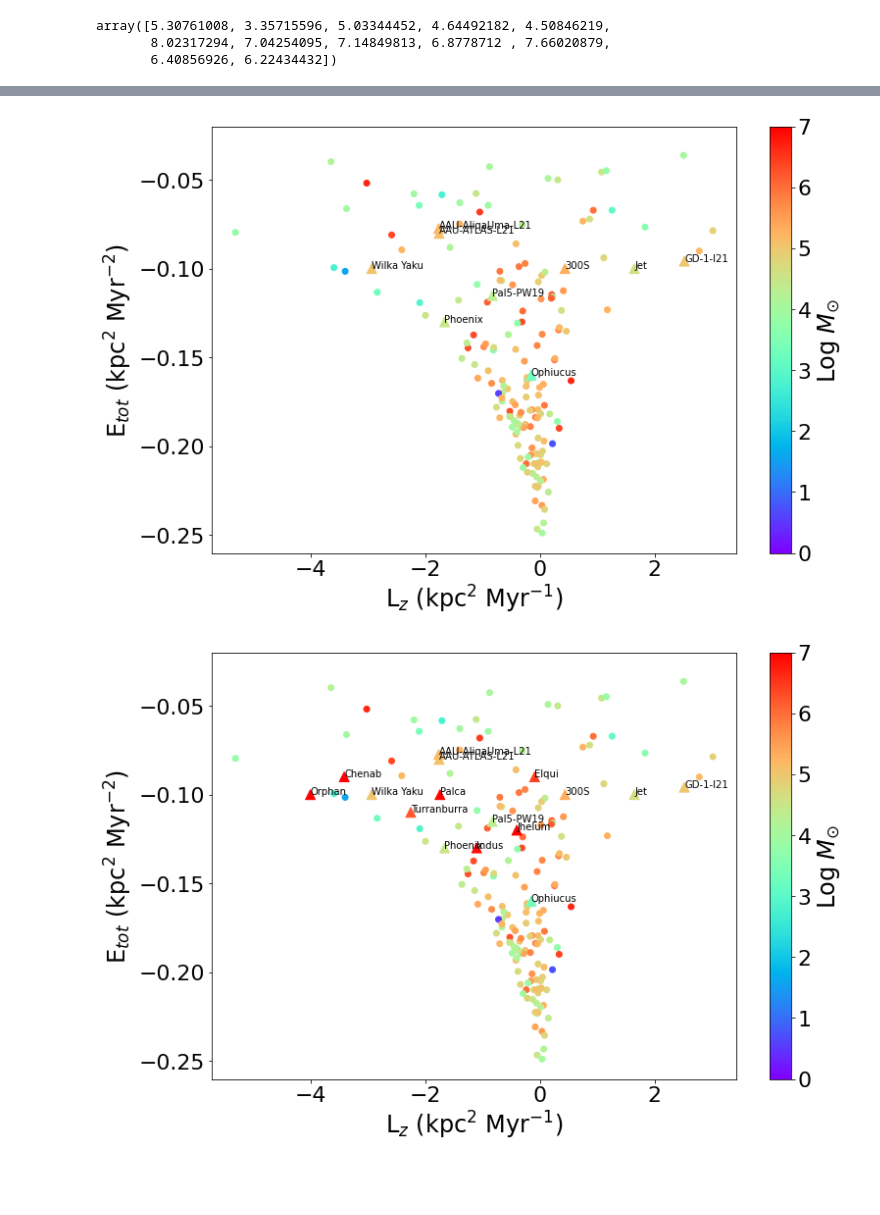
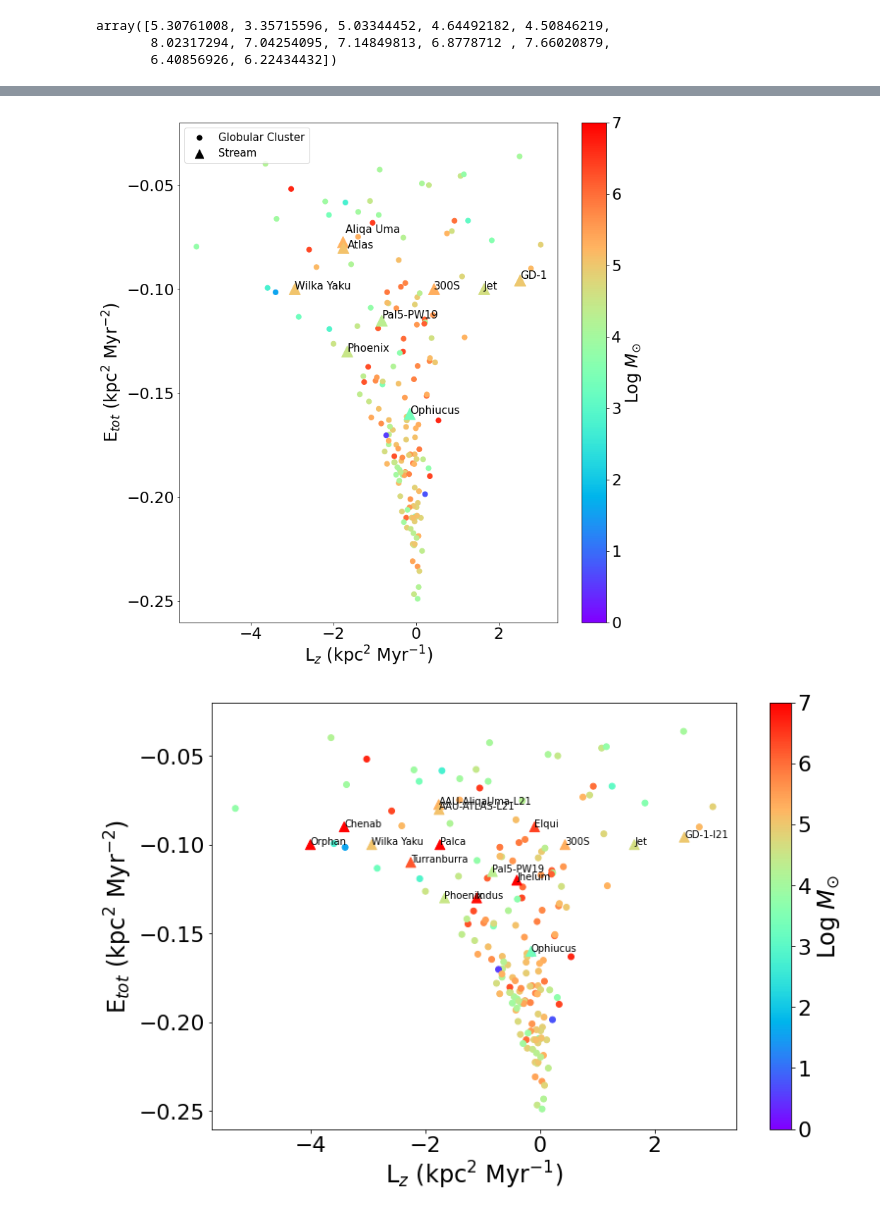
Before and after one commit to cholm-hansen/gc_streams, a Jupyter notebook: MilkyWayPotential2023.ipynb, the cells around one changed output, grey strips where cells are left out. Saved outputs shown, nothing was run; the diff lists cells and outputs as text; code cells hidden in the pictures; blank space fills up the shorter version.

```diff
--- a/MilkyWayPotential2023.ipynb
+++ b/MilkyWayPotential2023.ipynb
@@ -124,0 +356,5 @@ df = pd.read_fwf("input.txt")
+# %%
+z_vals = pal5.orbit.z.value
+for i in range(len(z_vals) - 1):
+    if np.sign(z_vals[i]) + np.sign(z_vals[i+1]) == 0:
+        print(i)
@@ -124,0 +367,12 @@ df = pd.read_fwf("input.txt")
+# %%
+crossings = []
+
+for name in df["# Name"]:
+    glob = GC(name)
+    try:
+        glob.integrate_orbit(time=1*u.Gyr)
+        crossings.append(glob.num_crossings(limit=8500*u.kpc))
+    except RuntimeError:
+        pass
+
+#crossings = [num for num in crossings if num > 0]
@@ -687,31 +981,43 @@ array([5.30761008, 3.35715596, 5.03344452, 4.64492182, 4.50846219,
 # %%
 stream_mlogs = np.log10(stream_mass)
 cmap = plt.cm.rainbow
 norm = mpl.colors.Normalize(vmin=0,vmax=7)
 
-fig = plt.figure(figsize=(12,8))
+fig = plt.figure(figsize=(12,13))
 ax1 = plt.subplot()
 ax2 = plt.subplot()
 ax3 = plt.subplot()
+ax4 = plt.subplot()
+ax5 = plt.subplot()
 
-img = ax1.scatter(lz,energies,c=mass_logs,norm=norm,cmap=cmap)
-ax2.scatter(stream_momenta[0:4],stream_energy[0:4],c=stream_mlogs[0:4],cmap=cmap,norm=norm,marker='^',s=100,label=tracks)
-ax3.scatter(ting_l[0:5],ting_e[0:5],c=ting_logmass[0:5],cmap=cmap,norm=norm,marker='^',s=100,label=ting_st)
+img = ax1.scatter(lz,energies,c=mass_logs,s=50,norm=norm,cmap=cmap)
+ax2.scatter(stream_momenta[0:4],stream_energy[0:4],c=stream_mlogs[0:4],cmap=cmap,norm=norm,marker='^',s=250)#,label=tracks)
+ax3.scatter(ting_l[0:5],ting_e[0:5],c=ting_logmass[0:5],cmap=cmap,norm=norm,marker='^',s=250)#,label=ting_st)
+ax4.scatter([],[],c="black",s=50,label="Globular Cluster")
+ax5.scatter([],[],marker="^",c="black",s=150,label="Stream")
 plt.ylim(-0.26,-0.02)
 fig.colorbar(img,ax=ax1,label="Log $M_{\odot}$")
 plt.xlabel("L$_z$ (kpc$^2$ Myr$^{-1}$)")
 plt.ylabel("E$_{tot}$ (kpc$^2$ Myr$^{-2}$)")
 
+tracks[0] = ''
+tracks[3] = ''
+tracks[2] = "GD-1"
+
 for i, label in enumerate(tracks[0:4]):
-    ax2.annotate(label,(stream_momenta[i],stream_energy[i]),fontsize=10)
+    ax2.annotate(label,(stream_momenta[i],stream_energy[i]+.001),fontsize=15)
 
 for i, label in enumerate(ting_st[0:5]):
-    ax2.annotate(label,(ting_l[i],ting_e[i]),fontsize=10)
+    ax2.annotate(label,(ting_l[i],ting_e[i]),fontsize=15)
+
+ax2.annotate("Aliqa Uma",(stream_momenta[0]*.97,stream_energy[0] + .0045),fontsize=15)
+ax2.annotate("Atlas",(stream_momenta[3]+.1,stream_energy[3]),fontsize=15)
 #ax2.axvline(palgc_lz)
 #ax2.axhline(palgc_e)
+plt.legend(fontsize=15)
 plt.show()
 # %% [output]
-[figure, old version]
+[figure, new version]
 # %%
 stream_mlogs = np.log10(stream_mass)
 cmap = plt.cm.rainbow
```
Also changed, not shown: parts of 53 cells of this notebook.
